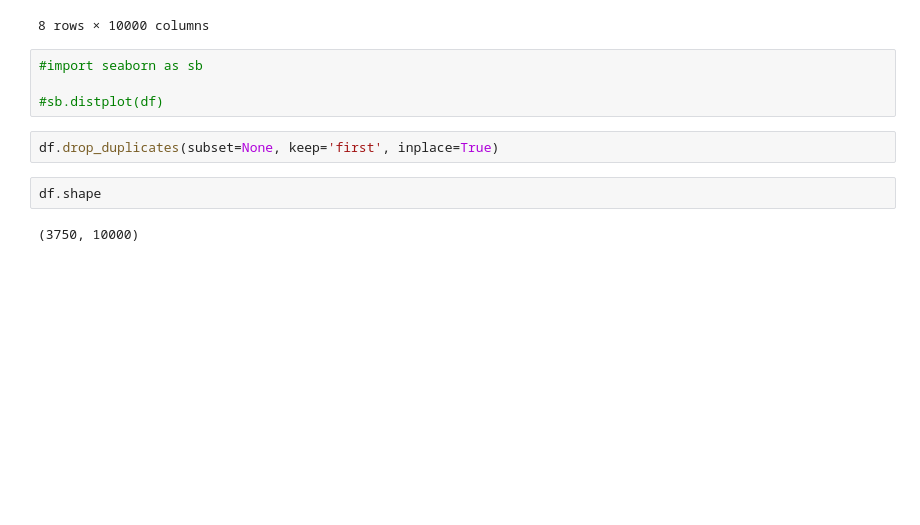
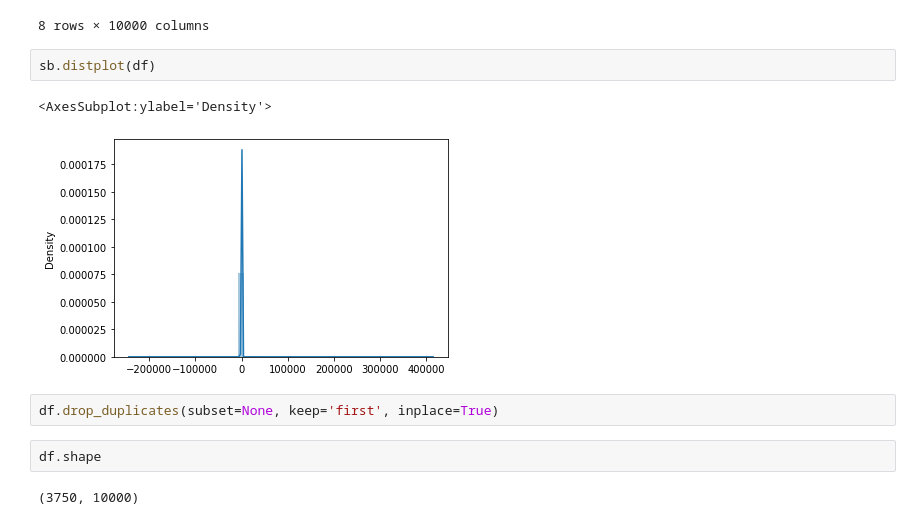
Before and after one commit to karolinablaszka/Project-ML, a Jupyter notebook: preprocessing.ipynb, the cells around one changed output. Cells and saved outputs as stored; diff of their text form; blank space fills up the shorter version.

```diff
--- a/preprocessing.ipynb
+++ b/preprocessing.ipynb
@@ -39,10 +41,11 @@ df.describe()
 | 75% | 215.780500 | 156.095750 | 29630.914500 | 40561.960250 | 14515.833000 | 506.893250 | 630.490750 | 608.698000 | 383.110500 | 179.768250 | ... | ... |
 | max | 1224.394000 | 722.868000 | 177744.241000 | 215372.854000 | 86287.955000 | 2446.466000 | 3118.087000 | 2966.971000 | 1914.308000 | 803.200000 | ... | ... |
 8 rows × 10000 columns
-# %%
-#import seaborn as sb
-
-#sb.distplot(df)
+# %%
+sb.distplot(df)
+# %% [output]
+<AxesSubplot:ylabel='Density'>
+[figure, added]
 # %%
 df.drop_duplicates(subset=None, keep='first', inplace=True)
 # %%
```
Also changed, not shown: parts of 11 cells of this notebook.
